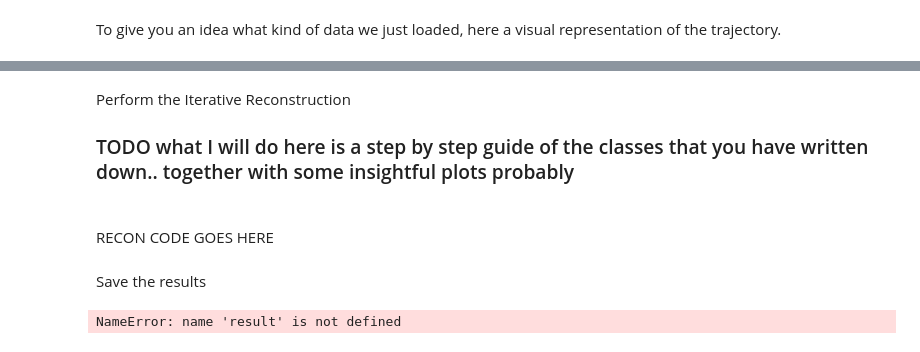
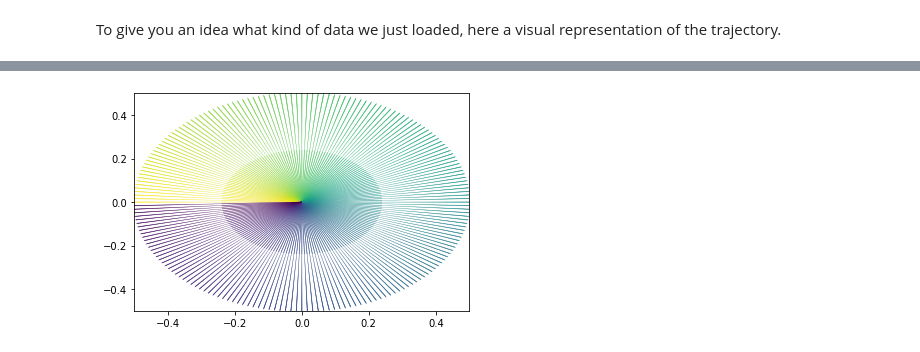
Before and after one commit to ISMRM/rrsg_challenge_01, a Jupyter notebook: python/rrsg_cgreco/step_by_step_recon.ipynb, the cells around one changed output, grey strips where cells are left out. Cells and saved outputs as stored; diff of their text form; code cells hidden in the pictures.

Commit message:
added a more complete step-by-step guide

```diff
--- a/python/rrsg_cgreco/step_by_step_recon.ipynb
+++ b/python/rrsg_cgreco/step_by_step_recon.ipynb
@@ -53,0 +59,9 @@ Read in data. The if/else for the heart is used to select the exact number of sp
+# %%
+path = 'rawdata_brain_radial_96proj_12ch.h5'
+acceleration = 1
+
+# This gives us normalized trajectory over range -0.5 .. 0.5
+rawdata, trajectory = rrsg_cgreco.recon.read_data(path=path, acc=acceleration)
+
+print(f'Shape of the input data {rawdata.shape}')
+print(f'Shape of trajectory data {trajectory.shape}')
@@ -124,30 +73,5 @@ Apply square root of dcf to data to ensure adjointness of nuFFT operations
-# %% [markdown]
-Perform the Iterative Reconstruction
-
-### TODO what I will do here is a step by step guide of the classes that you have written down.. together with some insightful plots probably
-#
-# %% [markdown]
-RECON CODE GOES HERE
-# %% [markdown]
-Save the results
-# %%
-    outdir = ""
-    if "heart" in path:
-        outdir += "/heart"
-    elif "brain" in path:
-        outdir += "/brain"
-    if not os.path.exists('./output'):
-        os.makedirs('output')
-    if not os.path.exists('./output' + outdir):
-        os.makedirs("./output" + outdir)
-    cwd = os.getcwd()
-    os.chdir("./output" + outdir)
-    f = h5py.File("CG_reco_inscale_" +
-                  "_acc_" + str(acc), "w")
-    f.create_dataset("CG_reco", result.shape,
-                     dtype=DTYPE, data=result)
-    f.flush()
-    f.close()
-    os.chdir(cwd)
-# %% [output]
-NameError: name 'result' is not defined
+# %%
+# Quiver plot of the trajectory
+plot_complex_arrows(trajectory[0]);
+# %% [output]
+[figure, added]
```
Also changed, not shown: parts of 45 cells of this notebook, 4 other files.
